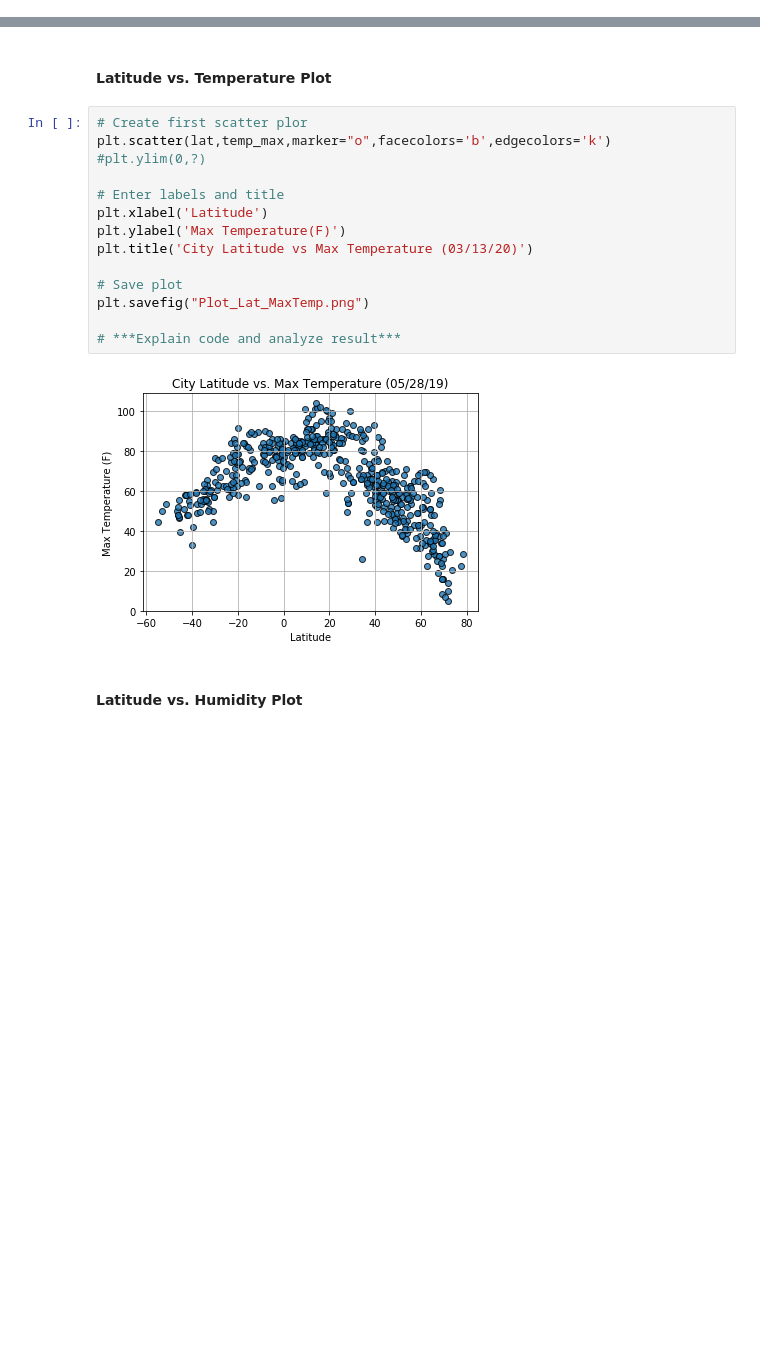
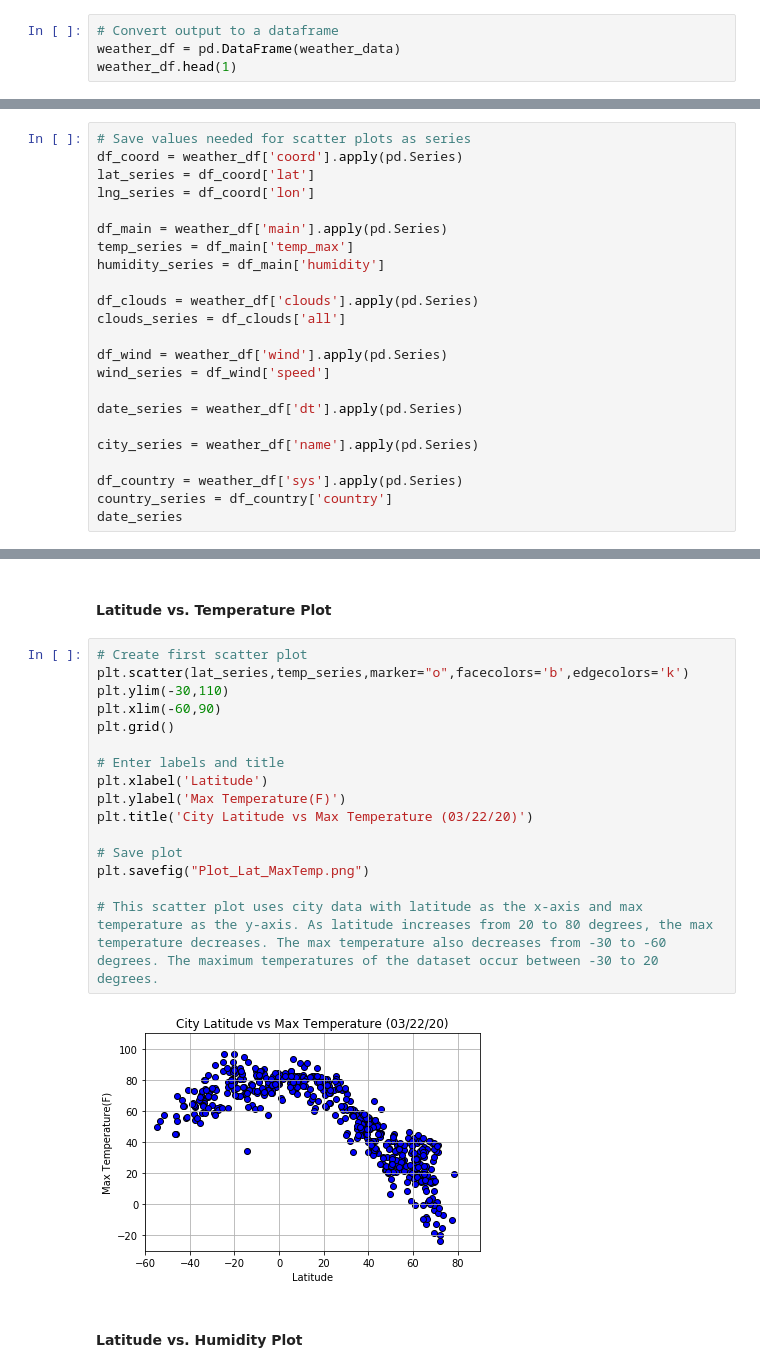
Before and after one commit to VL14/python-api-challenge, a Jupyter notebook: WeatherPy/WeatherPycode.ipynb, the cells around one changed output, grey strips where cells are left out. Drawn from its saved outputs; the diff is of its cells as text; blank space fills up the shorter version.

```diff
--- a/WeatherPy/WeatherPycode.ipynb
+++ b/WeatherPy/WeatherPycode.ipynb
@@ -132,0 +370,4 @@ ValueError: arrays must all be same length
+# %%
+# Convert output to a dataframe
+weather_df = pd.DataFrame(weather_data)
+weather_df.head(1)
@@ -132,0 +377,23 @@ ValueError: arrays must all be same length
+# %%
+# Save values needed for scatter plots as series
+df_coord = weather_df['coord'].apply(pd.Series)
+lat_series = df_coord['lat']
+lng_series = df_coord['lon']
+
+df_main = weather_df['main'].apply(pd.Series)
+temp_series = df_main['temp_max']
+humidity_series = df_main['humidity']
+
+df_clouds = weather_df['clouds'].apply(pd.Series)
+clouds_series = df_clouds['all']
+
+df_wind = weather_df['wind'].apply(pd.Series)
+wind_series = df_wind['speed']
+
+date_series = weather_df['dt'].apply(pd.Series)
+
+city_series = weather_df['name'].apply(pd.Series)
+
+df_country = weather_df['sys'].apply(pd.Series)
+country_series = df_country['country']
+date_series
@@ -148,20 +459,22 @@ weather_df.to_csv("Weather_Pycode_Data.csv",encoding="utf-8",index=False)
 # %% [markdown]
 #### Latitude vs. Temperature Plot
 # %%
-# Create first scatter plor
-plt.scatter(lat,temp_max,marker="o",facecolors='b',edgecolors='k')
-#plt.ylim(0,?)
+# Create first scatter plot
+plt.scatter(lat_series,temp_series,marker="o",facecolors='b',edgecolors='k')
+plt.ylim(-30,110)
+plt.xlim(-60,90)
+plt.grid()
 
 # Enter labels and title
 plt.xlabel('Latitude')
 plt.ylabel('Max Temperature(F)')
-plt.title('City Latitude vs Max Temperature (03/13/20)')
+plt.title('City Latitude vs Max Temperature (03/22/20)')
 
 # Save plot
 plt.savefig("Plot_Lat_MaxTemp.png")
 
-# ***Explain code and analyze result***
+# This scatter plot uses city data with latitude as the x-axis and max temperature as the y-axis. As latitude increases from 20 to 80 degrees, the max temperature decreases. The max temperature also decreases from -30 to -60 degrees. The maximum temperatures of the dataset occur between -30 to 20 degrees.
 # %% [output]
-[figure, old version]
+[figure, new version]
 # %% [markdown]
 #### Latitude vs. Humidity Plot
```
Also changed, not shown: parts of 31 cells of this notebook, 6 other files.
